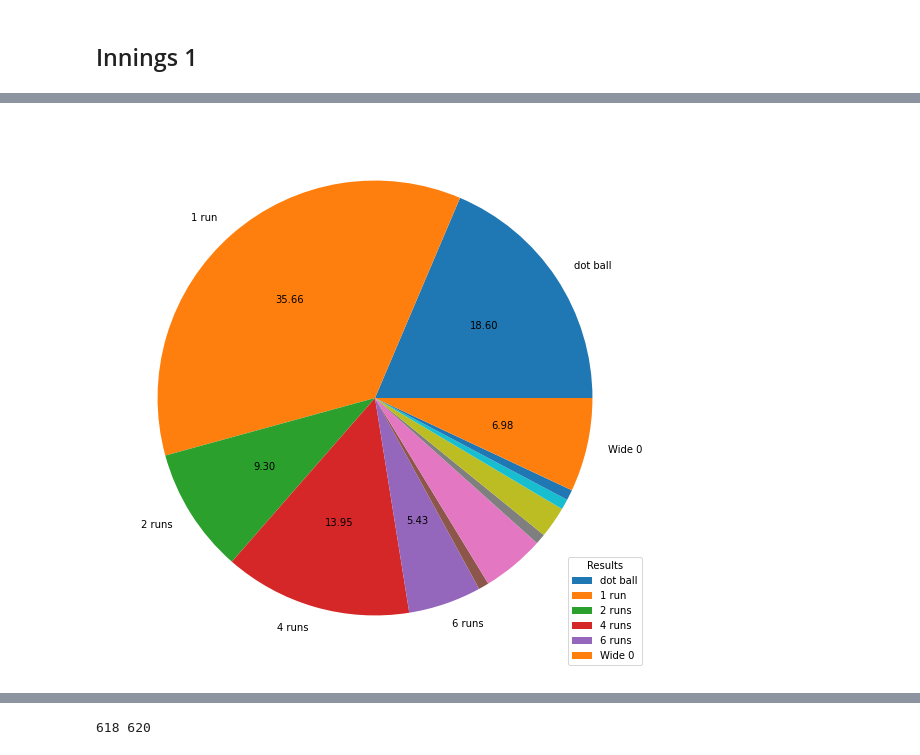
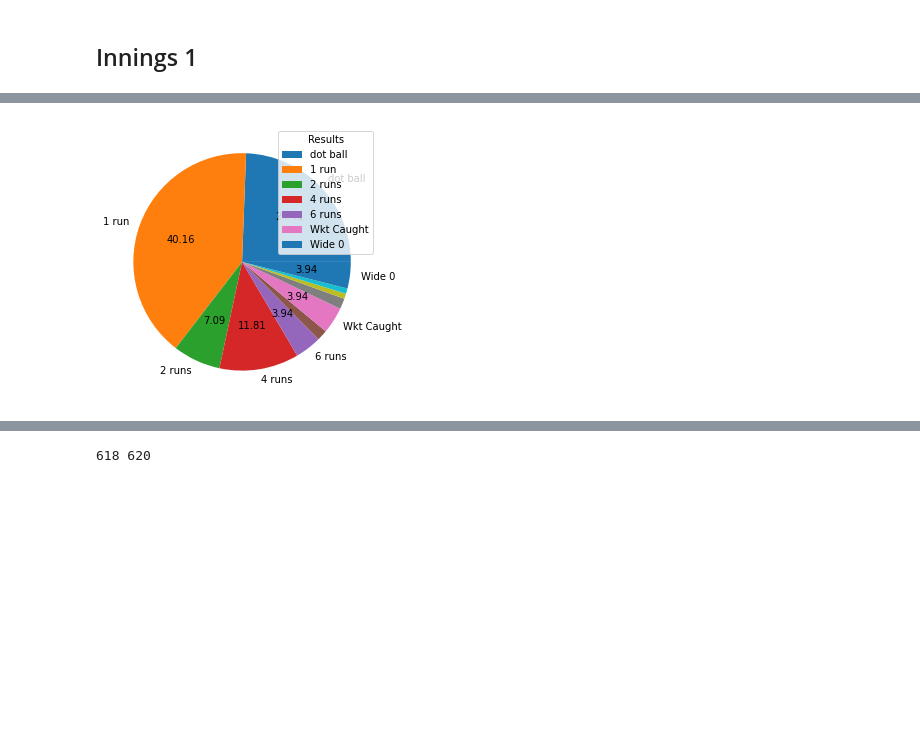
Before and after one commit to AravindM2803/IPL-Simulator, a Jupyter notebook: iplsim/Simulate.ipynb, the cells around one changed output, grey strips where cells are left out. Cells and saved outputs as stored; diff of their text form; code cells hidden in the pictures; blank space fills up the shorter version.

```diff
--- a/iplsim/Simulate.ipynb
+++ b/iplsim/Simulate.ipynb
@@ -13,4 +13,8 @@ import numpy as np
 from tqdm import tqdm
 from Utils.helper import *
 from Utils.sample_squads import *
+# %%
+thresh = 3
+def my_autopct(pct):
+    return ('%.2f' % pct) if pct >= thresh else ''
 # %%
@@ -20,7 +24,7 @@ model_inn_2 = tf.keras.models.load_model('Models\\Inn2_SimpleRNN_10_densefinal.h
 ## Innings 1
 # %%
 inn1_df = pd.DataFrame(columns=BF_Cols)
-inn1 = Innings(CSK_Squad[0], RCB_Squad[1], CSK_Squad[0][0], RCB_Pitch, 1, inn1_df)
-inn1.simulate_inning(model_inn_1)
+inn1 = Innings(RCB_Squad[0], CSK_Squad[1], CSK_Squad[0][0], MI_Pitch, 1, inn1_df)
+target = inn1.simulate_inning(model_inn_1)
 display_batting_table(inn1)
 # %% [output]
@@ -70,23 +77,19 @@ Extras: 8
-# %%
-thresh = 5
-def my_autopct(pct):
-    return ('%.2f' % pct) if pct >= thresh else ''
 # %%
 res_dist = {}
 tot = inn1.inn_progress_df.shape[0]
 for res in (inn1.inn_progress_df["result"]):
     if res in res_dist:
         res_dist[res] += 1
     else:
         res_dist[res] = 1
 labels = [res_to_string[i] if res_dist[i]/tot*100 >= thresh else ''
           for i in sorted(res_dist)]
 plt.pie([res_dist[i] for i in sorted(res_dist)], labels=labels, autopct=my_autopct)
 plt.legend(title = "Results")
 fig = plt.gcf()
-fig.set_size_inches(10, 10)
+fig.set_size_inches(5, 5)
 plt.show()
 # %% [output]
-[figure, old version]
+[figure, new version]
 # %%
 res_dist = {}
```
Also changed, not shown: parts of 6 cells of this notebook, 1 other file.
